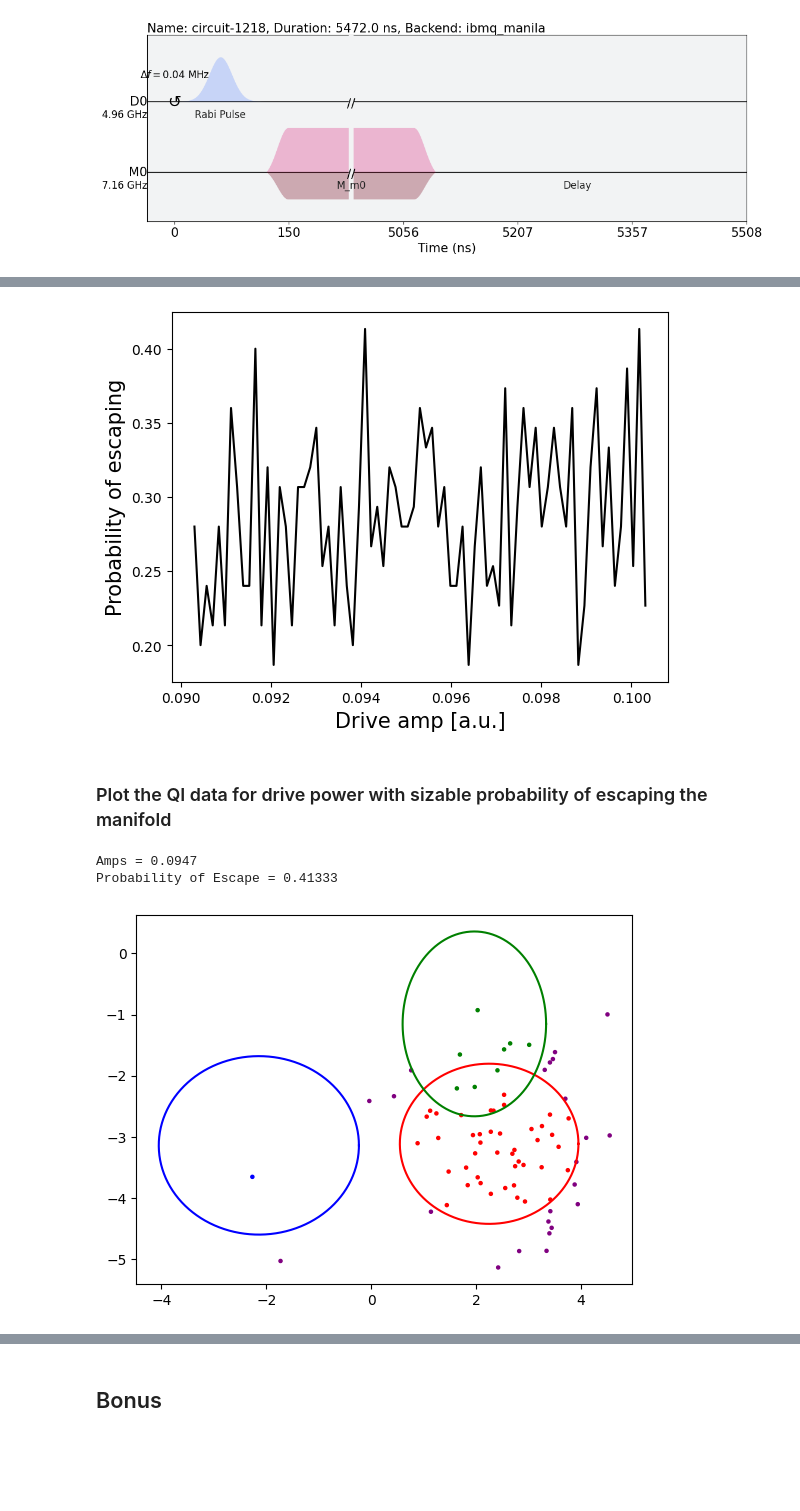
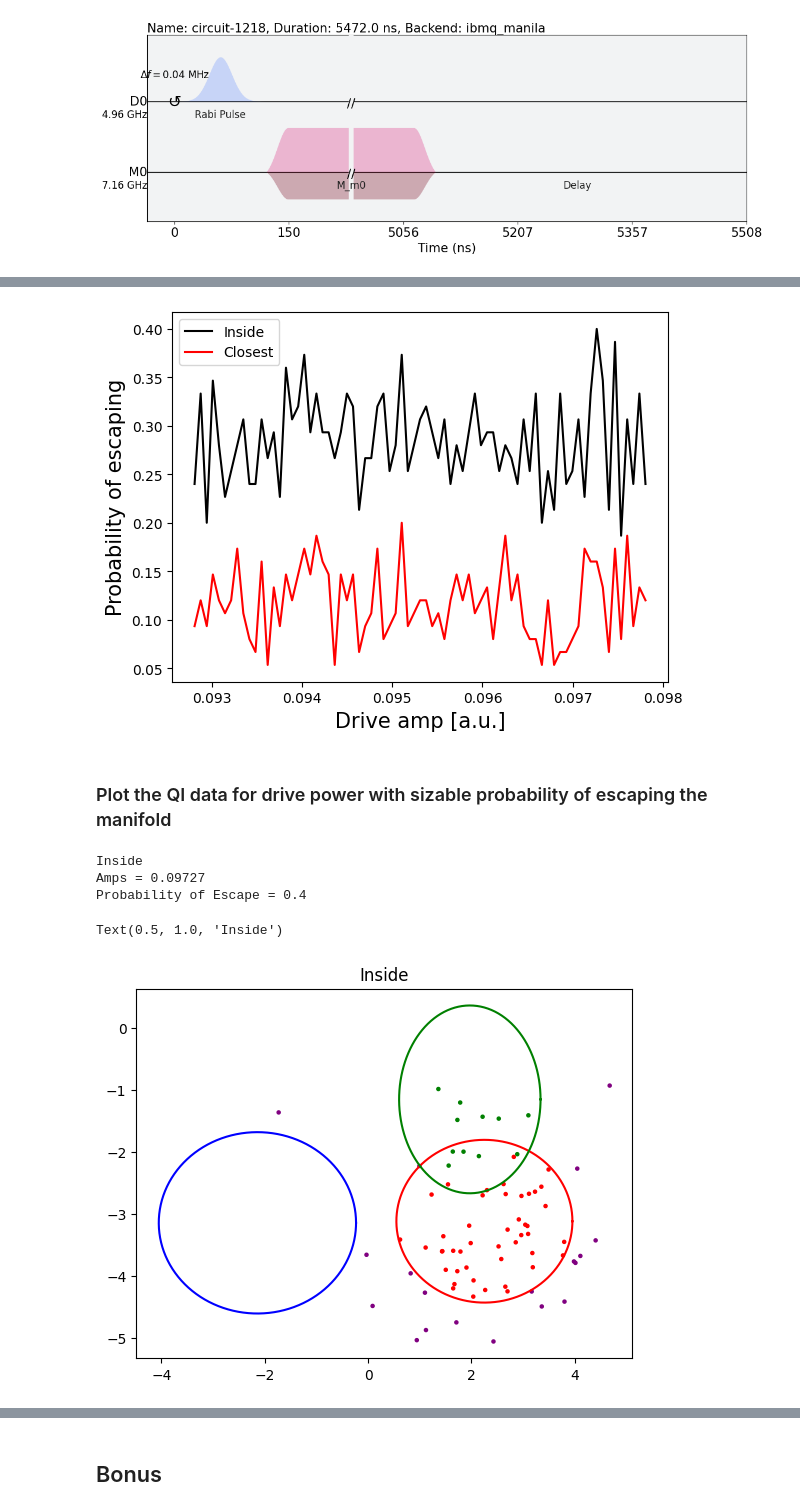
Before and after one commit to drewcurran/ECE396_Project, a Jupyter notebook: Beyond the Two-Level System.ipynb, the cells around one changed output, grey strips where cells are left out. Saved outputs shown, nothing was run; the diff lists cells and outputs as text; code cells hidden in the pictures; blank space fills up the shorter version.

```diff
--- a/Beyond the Two-Level System.ipynb
+++ b/Beyond the Two-Level System.ipynb
@@ -857,45 +874,57 @@ for j in range(75):
-# %%
-max_probability = 0
-probabilities = []
-for j in range(len(amp_classifications)):
-    num_escaped = np.count_nonzero(amp_classifications[j] == -1) + np.count_nonzero(amp_classifications[j] == 2)
-    probability = num_escaped / num_rabi_points
-    probabilities.append(probability)
+# %%
+max_probability = 0
+probabilities_inside = []
+probabilities_closest = []
+for j in range(len(amp_classifications_inside)):
+    num_escaped_inside = np.count_nonzero(amp_classifications_inside[j] == -1) + np.count_nonzero(amp_classifications_inside[j] == 2)
+    probability_inside = num_escaped_inside / num_rabi_points
+    probabilities_inside.append(probability_inside)
+for j in range(len(amp_classifications_closest)):
+    num_escaped_closest = np.count_nonzero(amp_classifications_closest[j] == -1) + np.count_nonzero(amp_classifications_closest[j] == 2)
+    probability_closest = num_escaped_closest / num_rabi_points
+    probabilities_closest.append(probability_closest)
 # %%
-plt.plot(drive_amps, probabilities, color='black')
+plt.plot(drive_amps, probabilities_inside, color='black', label='Inside')
+plt.plot(drive_amps, probabilities_closest, color='red', label='Closest')
 
+plt.legend()
 plt.xlabel("Drive amp [a.u.]", fontsize=15)
 plt.ylabel("Probability of escaping", fontsize=15)
 plt.show()
 # %% [output]
-[figure, old version]
+[figure, new version]
 # %% [markdown]
 ### Plot the QI data for drive power with sizable probability of escaping the manifold
 # %%
 ## find max probability of escape
-max_probability_index = np.argmax(probabilities)
-max_probability = probabilities[max_probability_index]
-max_amps = drive_amps[max_probability_index]
-max_states = amp_states[max_probability_index]
-max_classifications = amp_classifications[max_probability_index]
-print(f"Amps = {round(max_amps, 5)}")
-print(f"Probability of Escape = {round(max_probability, 5)}")
+max_probability_index_inside = np.argmax(probabilities_inside)
+max_probability_inside = probabilities_inside[max_probability_index_inside]
+max_amps_inside = drive_amps[max_probability_index_inside]
+max_states_inside = amp_states[max_probability_index_inside]
+max_classifications_inside = amp_classifications_inside[max_probability_index_inside]
+print(f"Inside")
+print(f"Amps = {round(max_amps_inside, 5)}")
+print(f"Probability of Escape = {round(max_probability_inside, 5)}")
 # %% [output]
-Amps = 0.0947
-Probability of Escape = 0.41333
+Inside
+Amps = 0.09727
+Probability of Escape = 0.4
 # %%
 ## show classifier of max probability of escape
-color = np.where(max_classifications == 0, 'blue',
-        np.where(max_classifications == 1, 'red',
-        np.where(max_classifications == 2, 'green',
+color = np.where(max_classifications_inside == 0, 'blue',
+        np.where(max_classifications_inside == 1, 'red',
+        np.where(max_classifications_inside == 2, 'green',
         'purple')))
-plt.scatter(np.real(max_states) * scale_factor, np.imag(max_states) * scale_factor,
+plt.scatter(np.real(max_states_inside) * scale_factor, np.imag(max_states_inside) * scale_factor,
                 s=5, cmap='viridis', c=color)
 draw_ellipse('blue', q_center_zero, i_center_zero, q_axis_zero, i_axis_zero)
 draw_ellipse('red', q_center_one, i_center_one, q_axis_one, i_axis_one)
 draw_ellipse('green', q_center_two, i_center_two, q_axis_two, i_axis_two)
+
+plt.title('Inside')
 # %% [output]
+Text(0.5, 1.0, 'Inside')
-[figure, old version]
+[figure, new version]
 # %%
 ## plot probabilities
 
```
Also changed, not shown: parts of 7 cells of this notebook.
